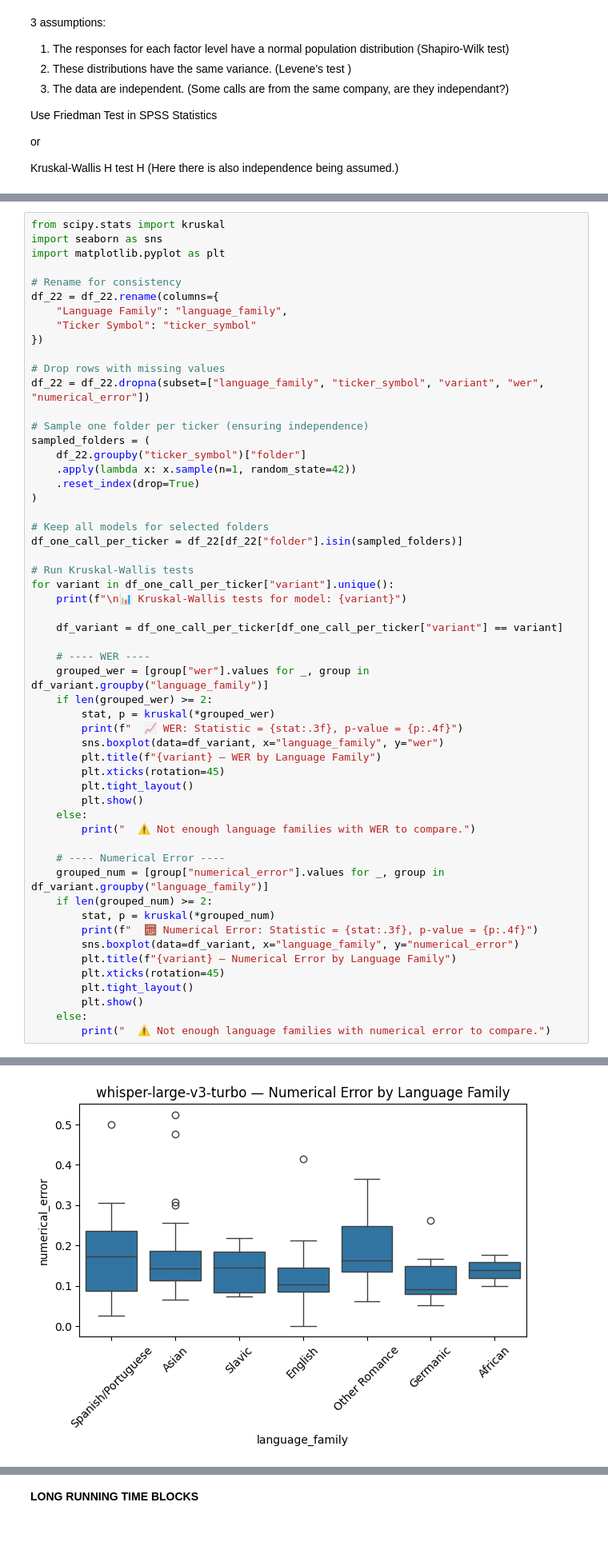
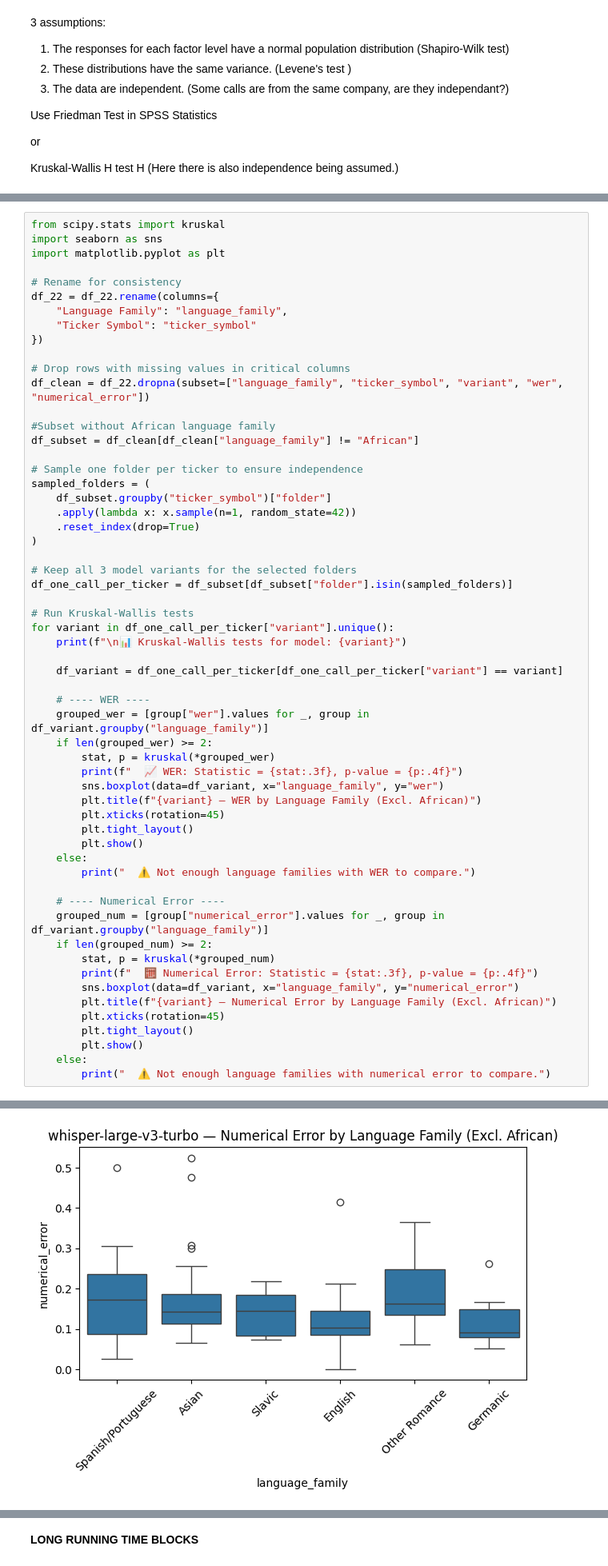
Before and after one commit to MakkerW/Thesis, a Jupyter notebook: Metrics.ipynb, the cells around one changed output, grey strips where cells are left out. Shown at 80% size. Drawn from its saved outputs; the diff is of its cells as text; blank space fills up the shorter version.

```diff
--- a/Metrics.ipynb
+++ b/Metrics.ipynb
@@ -1198,18 +1224,21 @@ df_22 = df_22.rename(columns={
     "Ticker Symbol": "ticker_symbol"
 })
 
-# Drop rows with missing values
-df_22 = df_22.dropna(subset=["language_family", "ticker_symbol", "variant", "wer", "numerical_error"])
+# Drop rows with missing values in critical columns
+df_clean = df_22.dropna(subset=["language_family", "ticker_symbol", "variant", "wer", "numerical_error"])
 
-# Sample one folder per ticker (ensuring independence)
+#Subset without African language family
+df_subset = df_clean[df_clean["language_family"] != "African"]
+
+# Sample one folder per ticker to ensure independence
 sampled_folders = (
-    df_22.groupby("ticker_symbol")["folder"]
+    df_subset.groupby("ticker_symbol")["folder"]
     .apply(lambda x: x.sample(n=1, random_state=42))
     .reset_index(drop=True)
 )
 
-# Keep all models for selected folders
-df_one_call_per_ticker = df_22[df_22["folder"].isin(sampled_folders)]
+# Keep all 3 model variants for the selected folders
+df_one_call_per_ticker = df_subset[df_subset["folder"].isin(sampled_folders)]
 
 # Run Kruskal-Wallis tests
 for variant in df_one_call_per_ticker["variant"].unique():
@@ -1223,7 +1252,7 @@ for variant in df_one_call_per_ticker["variant"].unique():
         stat, p = kruskal(*grouped_wer)
         print(f"  📈 WER: Statistic = {stat:.3f}, p-value = {p:.4f}")
         sns.boxplot(data=df_variant, x="language_family", y="wer")
-        plt.title(f"{variant} — WER by Language Family")
+        plt.title(f"{variant} — WER by Language Family (Excl. African)")
         plt.xticks(rotation=45)
         plt.tight_layout()
         plt.show()
@@ -1236,7 +1265,7 @@ for variant in df_one_call_per_ticker["variant"].unique():
         stat, p = kruskal(*grouped_num)
         print(f"  🧮 Numerical Error: Statistic = {stat:.3f}, p-value = {p:.4f}")
         sns.boxplot(data=df_variant, x="language_family", y="numerical_error")
-        plt.title(f"{variant} — Numerical Error by Language Family")
+        plt.title(f"{variant} — Numerical Error by Language Family (Excl. African)")
         plt.xticks(rotation=45)
         plt.tight_layout()
         plt.show()
@@ -1255,2 +1284,2 @@ for variant in df_one_call_per_ticker["variant"].unique():
-[figure, old version]
+[figure, new version]
 📊 Kruskal-Wallis tests for model: GPT-4o mini Transcribe
```
Also changed, not shown: parts of 6 cells of this notebook.
